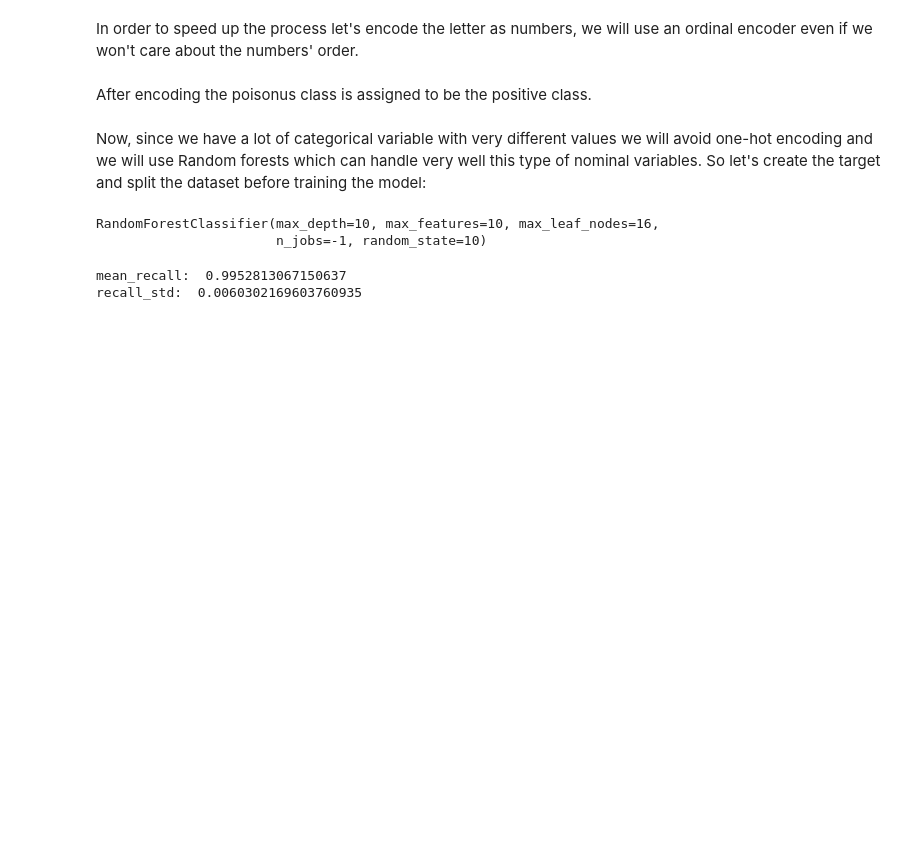
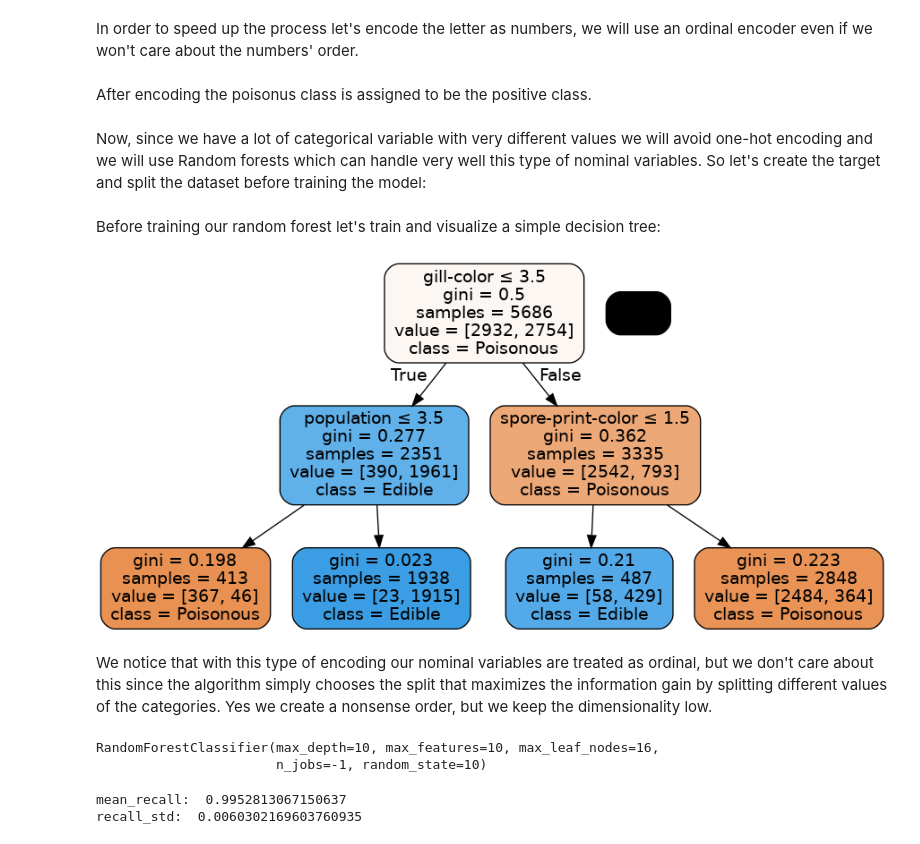
Before and after one commit to FilippoDoldi/Mushroom-classification, a Jupyter notebook: MushroomClassification.ipynb, the cells around one changed output. Saved outputs shown, nothing was run; the diff lists cells and outputs as text; code cells hidden in the pictures; blank space fills up the shorter version.

```diff
--- a/MushroomClassification.ipynb
+++ b/MushroomClassification.ipynb
@@ -153,6 +153,28 @@ X = X.drop(columns = ["class"]).copy()
 
 rs = 10
 X_train, X_test, y_train, y_test = train_test_split(X, target, test_size = 0.3, random_state = rs)
+# %% [markdown]
+Before training our random forest let's train and visualize a simple decision tree:
+# %%
+from sklearn.tree import DecisionTreeClassifier, export_graphviz
+from io import StringIO
+from IPython.display import Image
+import pydotplus
+
+clf = DecisionTreeClassifier(max_depth = 2)
+clf.fit(X_train, y_train)
+
+dot_data = StringIO()
+export_graphviz(clf, out_file=dot_data,
+                filled=True, rounded=True,
+                special_characters=True, feature_names = X_train.columns,
+                class_names=["Poisonous", "Edible"])
+graph = pydotplus.graph_from_dot_data(dot_data.getvalue())
+Image(graph.create_png())
+# %% [output]
+[figure, added]
+# %% [markdown]
+We notice that with this type of encoding our nominal variables are treated as ordinal, but we don't care about this since the algorithm simply chooses the split that maximizes the information gain by splitting different values of the categories. Yes we create a nonsense order, but we keep the dimensionality low.
 # %%
 from sklearn.ensemble import RandomForestClassifier
 
```
